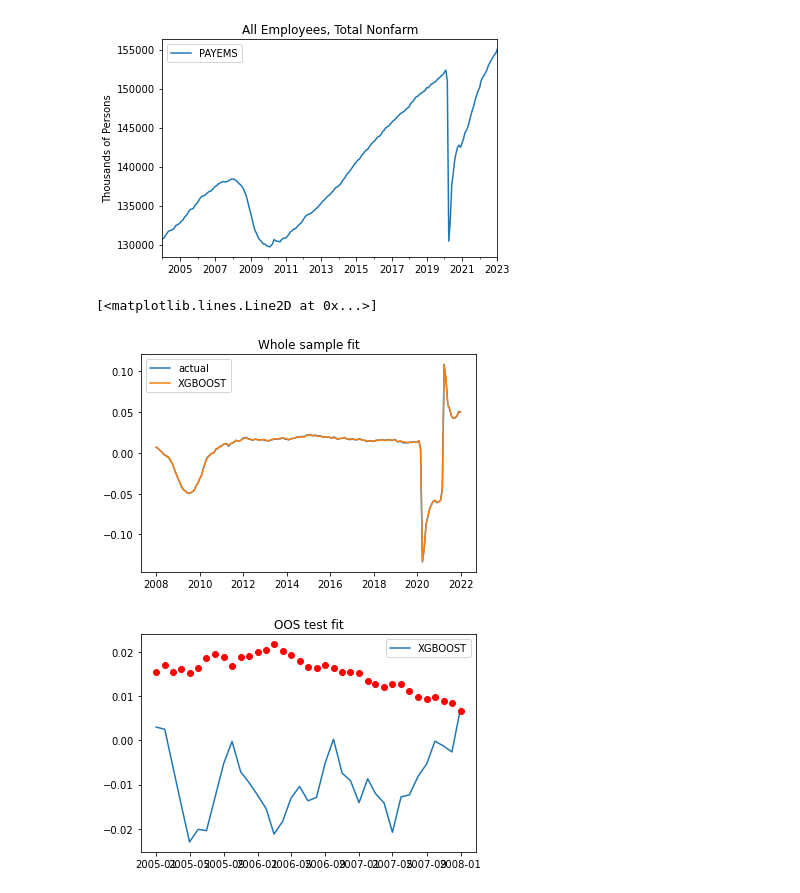
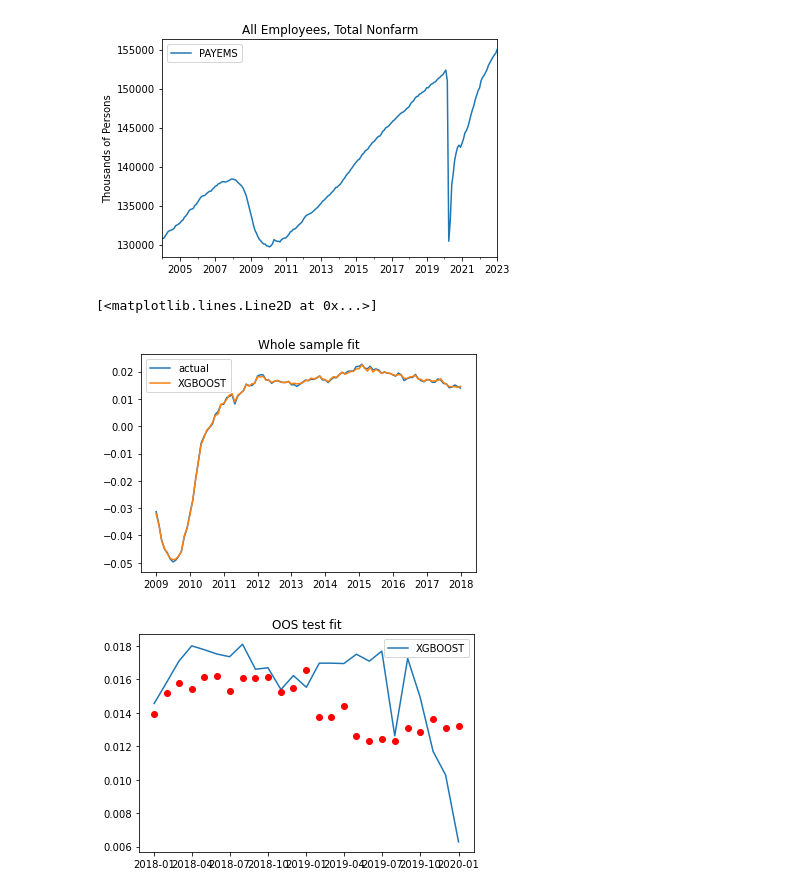
Before and after one commit to willcrossb/google-trends-LF-fcast, a Jupyter notebook: analysis.ipynb, the cells around one changed output. Saved outputs shown, nothing was run; the diff lists cells and outputs as text; code cells hidden in the pictures.

```diff
--- a/analysis.ipynb
+++ b/analysis.ipynb
@@ -142,7 +140,7 @@ for f in reglist:
         df[varname] = df[f].shift(i)
 
 
-df_train = df.loc['2008-1-1':'2022-1-1']
+df_train = df.loc['2009-1-1':'2018-1-1']
 
 varlist.append('year')
 
@@ -163,37 +161,34 @@ regressor.fit(x, y)
 xgpred = regressor.predict(x)
 xg_df = pd.DataFrame(xgpred, columns = ['xgfit'], index = df_train.index)
 
 #Plot the in-sample fit
 plt.plot(y,label="actual")
 plt.plot(xg_df['xgfit'],label="XGBOOST")
 plt.legend()
 plt.title('Whole sample fit')
 
 #Set up a test time period
-df_test = df.loc['2005-1-1':'2008-1-1']
+df_test = df.loc['2018-1-1':'2020-1-1']
 y_test = df_test['PAYEMS']
 x_test = df_test[varlist]
 xgpred_test = regressor.predict(x_test)
 xg_df_test = pd.DataFrame(xgpred_test, columns = ['xgfit'], index = df_test.index)
 
 #Plot the out of sample fits
 plt.figure()
 
 plt.plot(xg_df_test,label="XGBOOST")
 plt.legend()
 plt.title('OOS test fit')
 plt.plot(df_test['PAYEMS'], 'ro')
 
-# #Plot the Error Conditional on the weeks to GDP release
-# df_test = df_test.merge(ols_df,left_index=True,right_index=True, how='left')
+# #Plot the Error
 # df_test = df_test.merge(xg_df_test,left_index=True,right_index=True, how='left')
-# df_test['ols_err'] = abs(df_test['gdp_lag0'] - df_test['ols'])
 # df_test['xg_err'] = abs(df_test['gdp_lag0'] - df_test['xgfit'])
-# df_plot_err = df_test.groupby(['count']).mean()
 
 # for type in ['ols','xgfit']:
 #     df_plot_err.plot(y=type,title=type)
 # %% [output]
 [<matplotlib.lines.Line2D at 0x...>]
-[figure, old version]
+[figure, new version]
-[figure, old version]
+[figure, new version]
```
Also changed, not shown: parts of 1 cell of this notebook, 2 other files.
